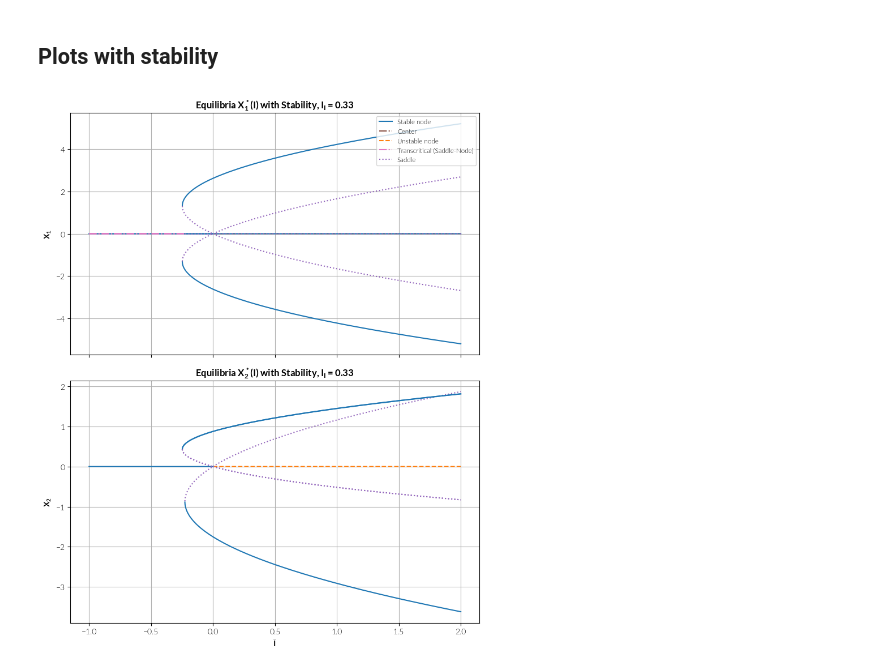
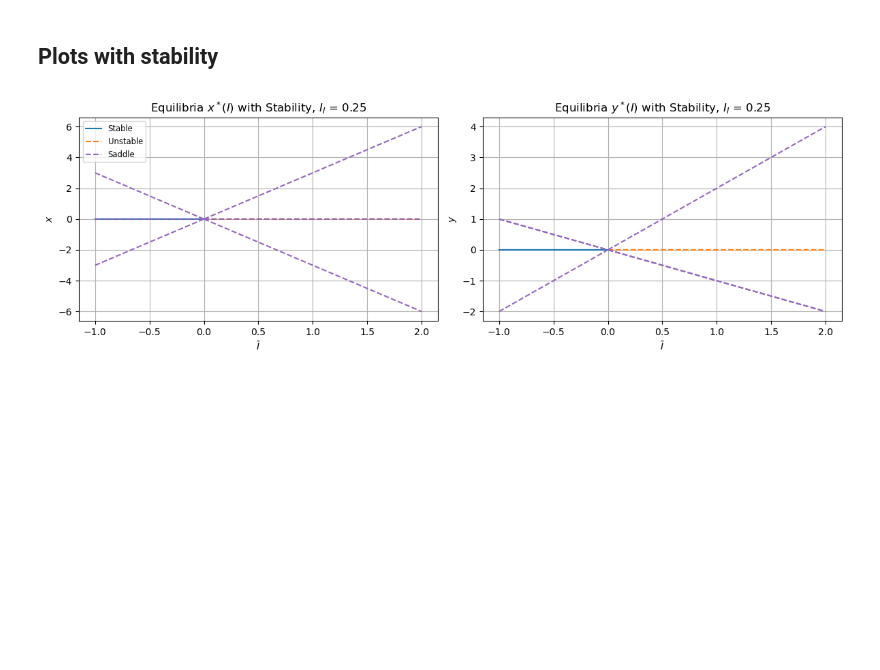
Before and after one commit to javirm3/TFG, a Jupyter notebook: simulations/bifurcations_gemma.ipynb, the cells around one changed output. Saved outputs shown, nothing was run; the diff lists cells and outputs as text; code cells hidden in the pictures; blank space fills up the shorter version.

```diff
--- a/simulations/bifurcations_gemma.ipynb
+++ b/simulations/bifurcations_gemma.ipynb
@@ -54,7 +57,7 @@ values = {
     "IL": 1,
     "IC": 1,
     "IR": 1,
-    "I_I": 1/3, # 1/4
+    "I_I": 1/4, # 1/4
     "sL": 0,
     "sC": 0,
     "sR": 0,
@@ -65,6 +68,11 @@ potencial, F1, F2, H = get_expressions(values, type = "symbolic", substituted_I
 
 _,F1_num, F2_num, H_num = get_expressions(values, type = "numeric", substituted_I =  False)
 
+
+I = sp.symbols('I')
+F1 = F1.subs({I_L: I, I_C: I, I_R: I}).nsimplify()
+F2 = F2.subs({I_L: I, I_C: I, I_R: I}).nsimplify()
+
 display(Math(r"F1 = " + latex(F1)))
 display(Math(r"F2 = " + latex(F2)))
 # %% [output]
@@ -94,15 +106,18 @@ STABILITY_STYLE = {
 def stability(J):
     det = np.linalg.det(J)
     tr  = np.trace(J)
-    if np.isclose(tr, 0) and np.isclose(det, 0):
-        return "Center"
-    elif np.isclose(det, 0):
-        return "Transcritical (Saddle-Node)"
+    eps = 1e-16  # Small value to handle numerical precision issues
+    if tr ==0 and det ==0:
+        return None
+        # return "Center"
+    elif det ==0 :
+        return "Saddle"
     elif det < 0:
         return "Saddle"
     else:
         base = "Stable" if tr < 0 else "Unstable"
-        return base + (" focus" if (tr**2 - 4*det) < 0 else " node")
+        # return base + (" focus" if (tr**2 - 4*det) < 0 else " node")
+        return base
 
 def vectorize_constant(f): # Needed to vectorize the function after lambdification
     def fv(x):
@@ -189,49 +194,70 @@ f2_list = [vectorize_constant(f) for f in f2_list]
 import warnings
 warnings.filterwarnings("ignore", category=RuntimeWarning)
 
 I_vals = np.linspace(-1, 2,10000)
 
-fig, (ax1, ax2) = plt.subplots(2, 1, figsize=(8, 10), sharex=True)
+fig, (ax1, ax2) = plt.subplots(1, 2, figsize=(12, 4), sharex=True)
 
 tasks = [
-    (ax1, f1_list, '$X_1$', f'Equilibria $X_1^*(I)$ with Stability, $I_I$ = {values["I_I"]:.2f}'),
-    (ax2, f2_list, '$X_2$', f'Equilibria $X_2^*(I)$ with Stability, $I_I$ = {values["I_I"]:.2f}'),
+    (ax1, f1_list, '$x$', f'Equilibria $x^*(I)$ with Stability, $I_I$ = {values["I_I"]:.2f}'),
+    (ax2, f2_list, '$y$', f'Equilibria $y^*(I)$ with Stability, $I_I$ = {values["I_I"]:.2f}'),
 ]
 
 for ax, f_list, y_label, title in tasks:
     plotted = set()
-    for idx, (f, jf) in enumerate(zip(f_list, J_funcs), 1):
-        y = f(I_vals)
-        stab = [ stability(
-                    np.array([[g(Iv) for g in jf[:2]],
-                              [g(Iv) for g in jf[2:]]], float)
-                )
-                for Iv in I_vals ]
 
-        start = 0
-        for i in range(1, len(I_vals)+1):
-            if i == len(I_vals) or stab[i] != stab[start]:
-                s   = stab[start]
-                seg = slice(start, i)
+    for idx, (f_branch, jf_branch) in enumerate(zip(f_list, J_funcs), 1):
+        # 1) evaluamos la rama y su existencia
+        y_vals = f_branch(I_vals)
+        exists = np.isfinite(y_vals)
+
+        # 2) calculamos estabilidad solo donde existe
+        stab = [None] * len(I_vals)
+        for k, Iv in enumerate(I_vals):
+            if not exists[k]:
+                continue
+            # reconstruir J
+            Jmat = np.array([[jf_branch[0](Iv), jf_branch[1](Iv)],
+                             [jf_branch[2](Iv), jf_branch[3](Iv)]], float)
+            if not np.isfinite(Jmat).all():
+                continue
+            # calcular estabilidad
+            stab[k] = stability(Jmat)
+
+        # 3) fragmentamos y dibujamos solo los tramos existentes
+        start = None
+        for k in range(len(I_vals)+1):
+            end_of_block = (k == len(I_vals) or stab[k] != stab[start] if start is not None else False)
+            if start is None:
+                if stab[k] is not None:
+                    start = k
+            elif end_of_block:
+                s = stab[start]
+                seg = slice(start, k)
                 ax.plot(
-                    I_vals[seg], y[seg],
+                    I_vals[seg], y_vals[seg],
                     linestyle=STABILITY_STYLE[s],
                     color=EQUILIBRIUM_COLOR[s],
                     lw=1.5,
                     label=(s if s not in plotted else '_nolegend_')
                 )
                 plotted.add(s)
-                start = i
+                start = None
+                # si el siguiente punto inicia un nuevo tramo
+                if k < len(I_vals) and stab[k] is not None:
+                    start = k
 
     ax.set_title(title)
+    ax.set_xlabel(r'$\bar{I}$')
     ax.set_ylabel(y_label)
     ax.grid(True)
 
+ax1.legend(loc='best', fontsize='small')
 ax2.set_xlabel(r'$\bar{I}$')
-ax1.legend(loc='upper right', fontsize='small')
 
 plt.tight_layout()
 plt.savefig(f'{plot_dir}equilibria_stability_I_I_{values["I_I"]:.2f}.png', dpi=500)
+plt.savefig(f'{plot_dir}equilibria_stability_I_I_{values["I_I"]:.2f}.svg')
 plt.show()
 # %% [output]
-[figure, old version]
+[figure, new version]
```
Also changed, not shown: parts of 10 cells of this notebook, 19 other files.
